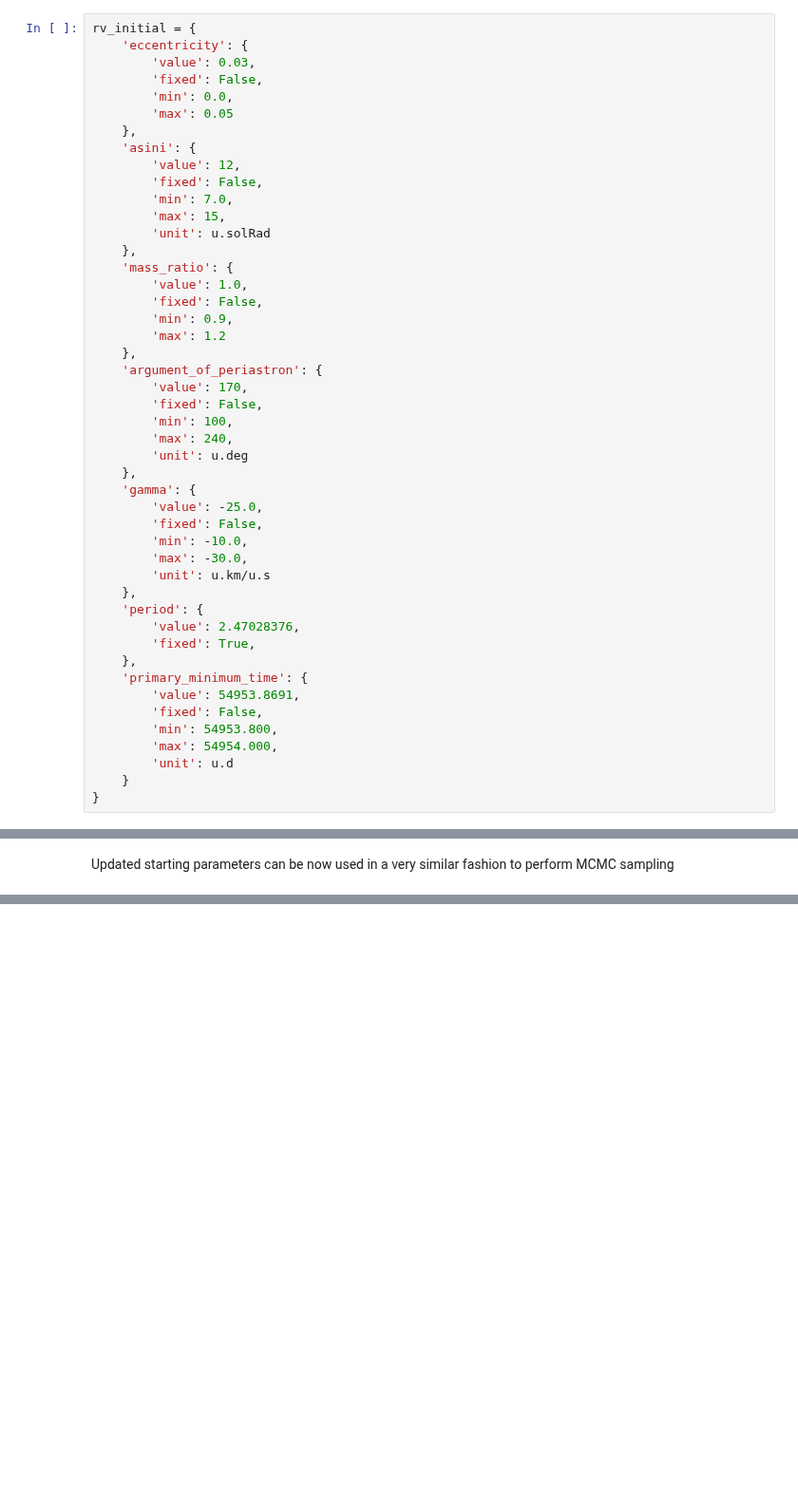
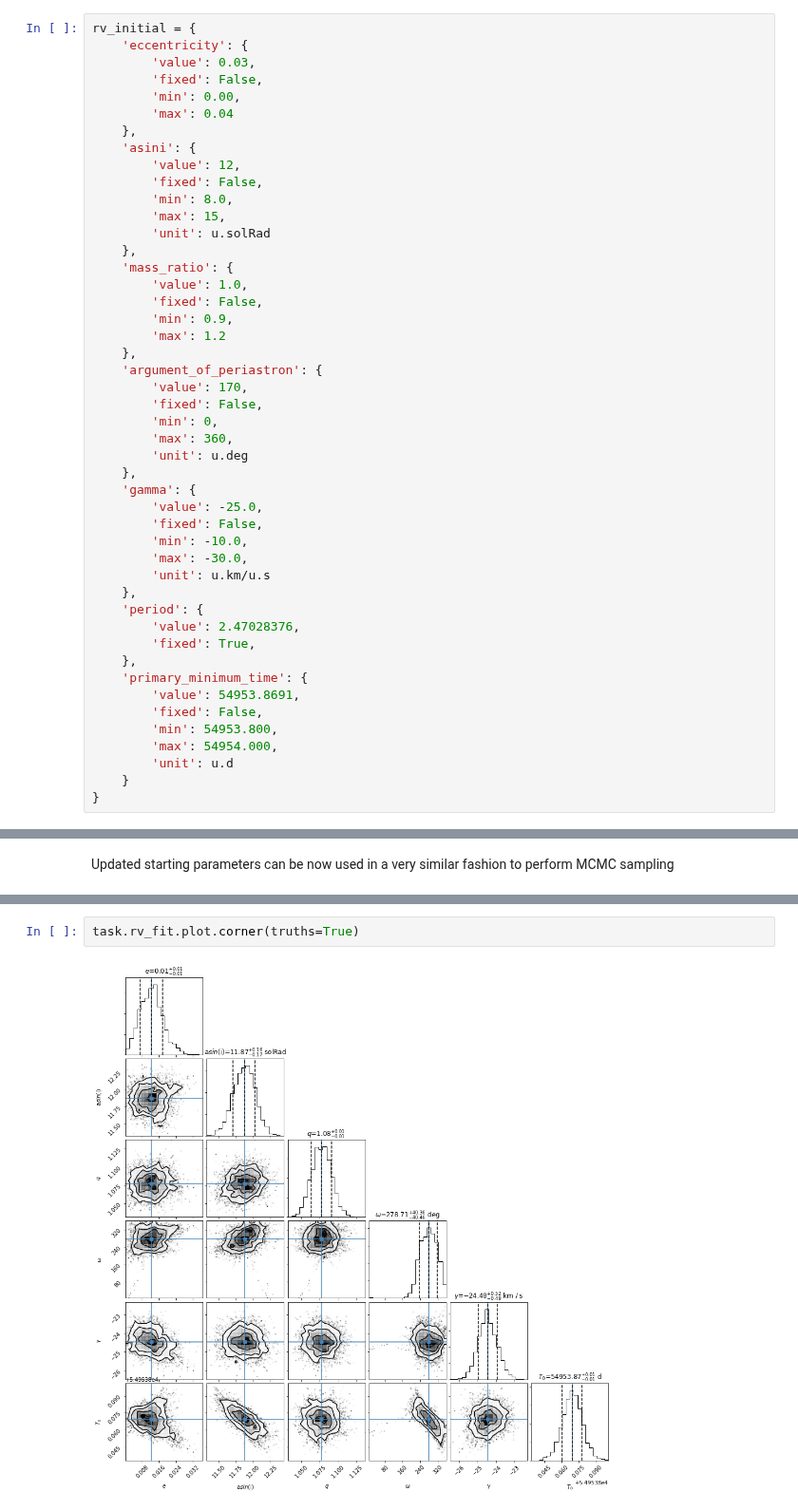
Before and after one commit to mikecokina/elisa, a Jupyter notebook: jupyter_tutorials/demo11-rv_fitting.ipynb, the cells around one changed output, grey strips where cells are left out. Shown at 95% size. Cells and saved outputs as stored; diff of their text form; blank space fills up the shorter version.

```diff
--- a/jupyter_tutorials/demo11-rv_fitting.ipynb
+++ b/jupyter_tutorials/demo11-rv_fitting.ipynb
@@ -57,13 +57,13 @@ rv_initial = {
     'eccentricity': {
         'value': 0.03,
         'fixed': False,
-        'min': 0.0,
-        'max': 0.05
+        'min': 0.00,
+        'max': 0.04
     },
     'asini': {
         'value': 12,
         'fixed': False,
-        'min': 7.0,
+        'min': 8.0,
         'max': 15,
         'unit': u.solRad
     },
@@ -76,8 +76,8 @@ rv_initial = {
     'argument_of_periastron': {
         'value': 170,
         'fixed': False,
-        'min': 100,
-        'max': 240,
+        'min': 0,
+        'max': 360,
         'unit': u.deg
     },
     'gamma': {
@@ -277,0 +152,4 @@ fit_params_mcmc = task.rv_fit.fit(x0=rv_initial, method='mcmc', nsteps=1000, pro
+# %%
+task.rv_fit.plot.corner(truths=True)
+# %% [output]
+[figure, added]
```
Also changed, not shown: parts of 8 cells of this notebook, 5 other files.
